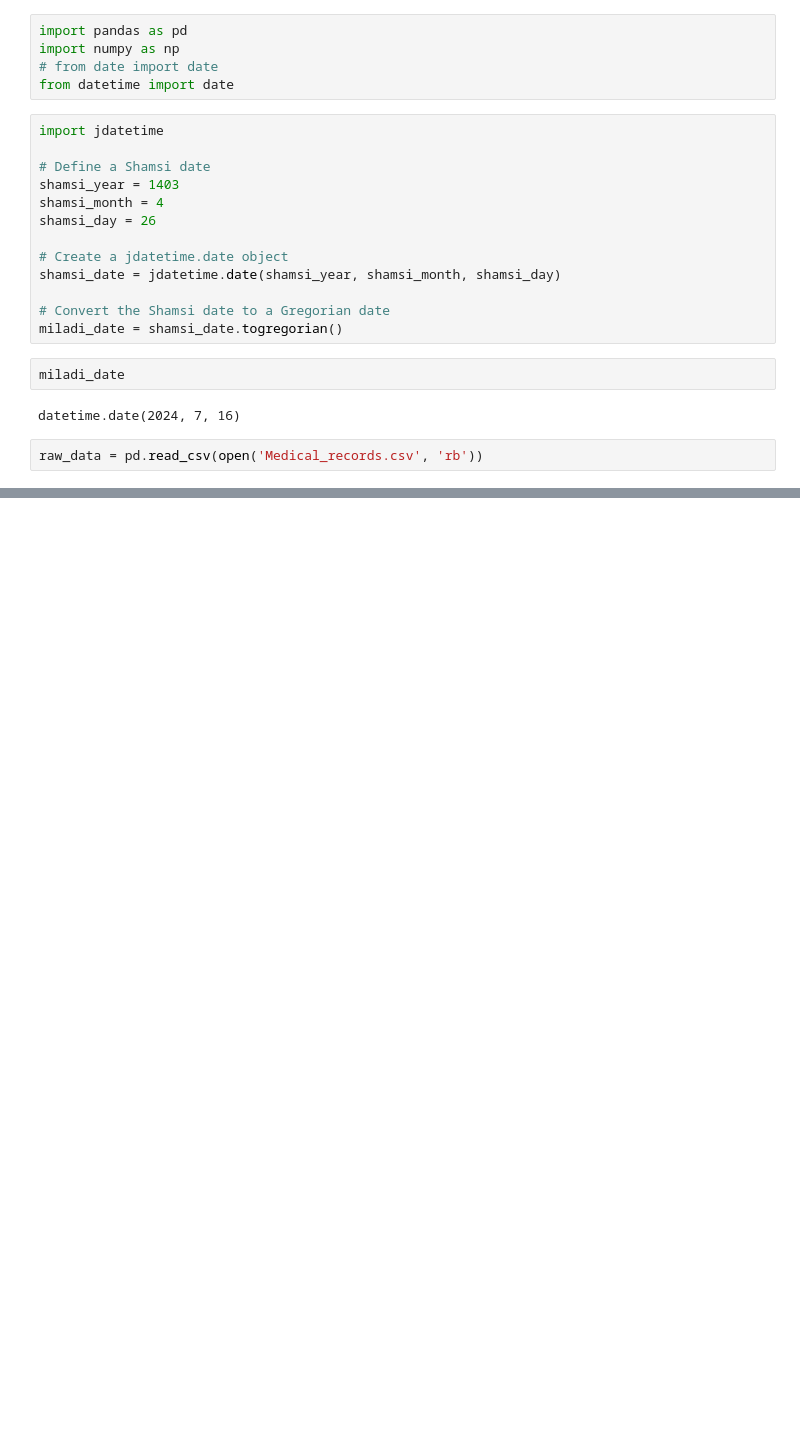
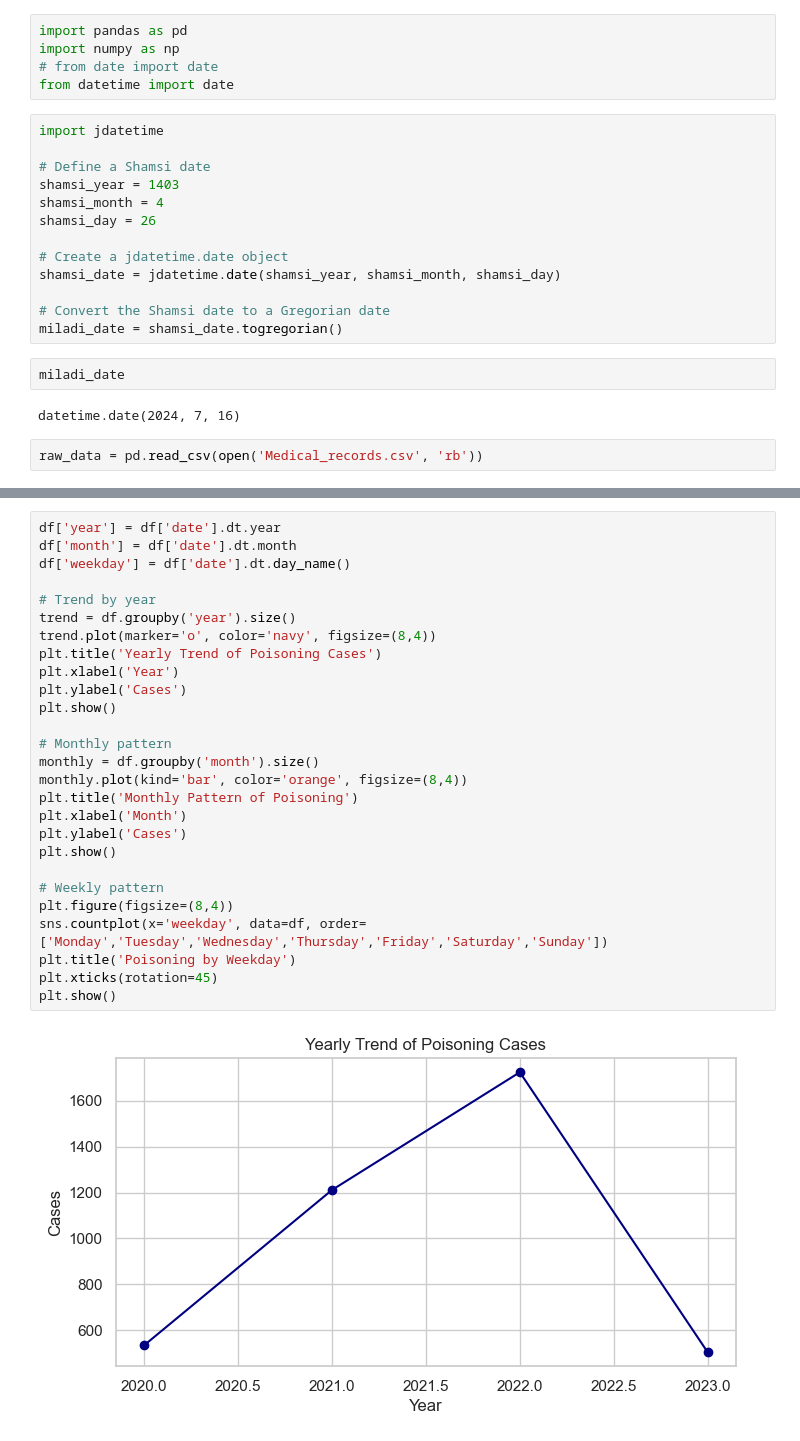
Before and after one commit to AlirezaPNouri/Codes_at_home, a Jupyter notebook: Pre_processing.ipynb, the cells around one changed output, grey strips where cells are left out. Cells and saved outputs as stored; diff of their text form; blank space fills up the shorter version.

```diff
--- a/Pre_processing.ipynb
+++ b/Pre_processing.ipynb
@@ -84,0 +696,29 @@ w = time_fixer(str(t_))
+# %%
+df['year'] = df['date'].dt.year
+df['month'] = df['date'].dt.month
+df['weekday'] = df['date'].dt.day_name()
+
+# Trend by year
+trend = df.groupby('year').size()
+trend.plot(marker='o', color='navy', figsize=(8,4))
+plt.title('Yearly Trend of Poisoning Cases')
+plt.xlabel('Year')
+plt.ylabel('Cases')
+plt.show()
+
+# Monthly pattern
+monthly = df.groupby('month').size()
+monthly.plot(kind='bar', color='orange', figsize=(8,4))
+plt.title('Monthly Pattern of Poisoning')
+plt.xlabel('Month')
+plt.ylabel('Cases')
+plt.show()
+
+# Weekly pattern
+plt.figure(figsize=(8,4))
+sns.countplot(x='weekday', data=df, order=['Monday','Tuesday','Wednesday','Thursday','Friday','Saturday','Sunday'])
+plt.title('Poisoning by Weekday')
+plt.xticks(rotation=45)
+plt.show()
+# %% [output]
+[figure, added]
```
Also changed, not shown: parts of 32 cells of this notebook.
